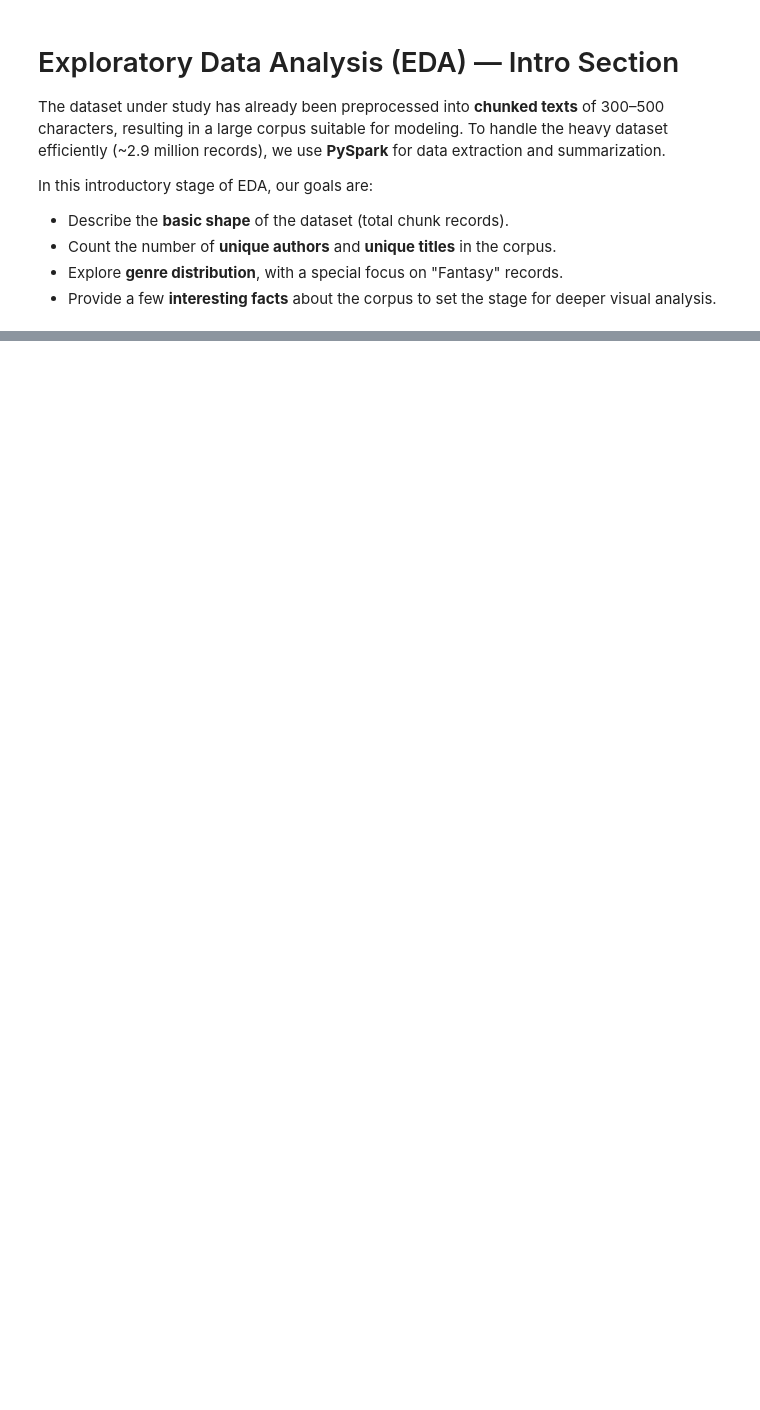
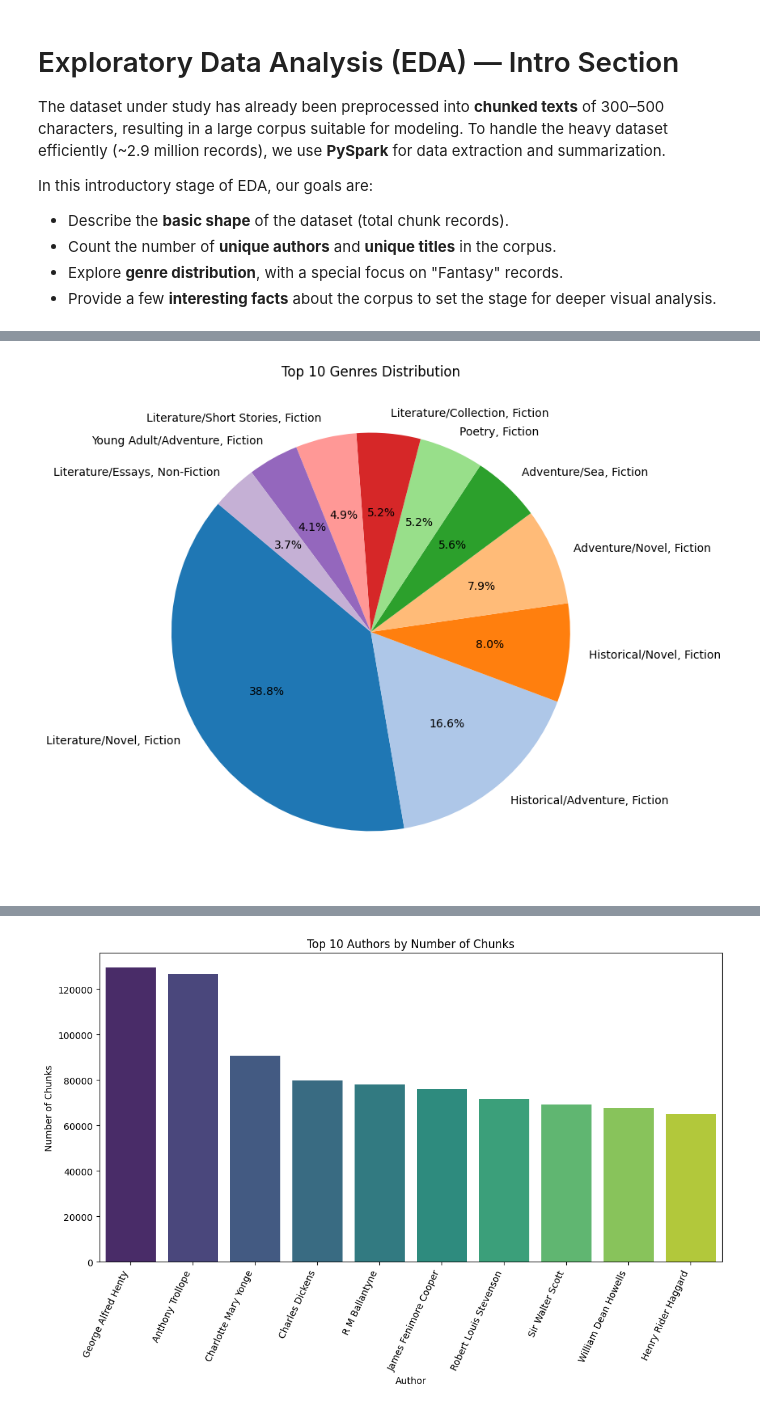
Before and after one commit to St10053561/ST10053561_PDAN8412_POE_PART1, a Jupyter notebook: ST10053561_Venkata_Jannatha_POE_Part 1.ipynb, the cells around one changed output, grey strips where cells are left out. Cells and saved outputs as stored; diff of their text form; code cells hidden in the pictures; blank space fills up the shorter version.

```diff
--- a/ST10053561_Venkata_Jannatha_POE_Part 1.ipynb
+++ b/ST10053561_Venkata_Jannatha_POE_Part 1.ipynb
@@ -17,34 +43,83 @@ In this introductory stage of EDA, our goals are:
 # %%
 from pyspark.sql import SparkSession
-from pyspark.sql.functions import col, length, countDistinct
+from pyspark.sql.functions import col
+import matplotlib.pyplot as plt
+import seaborn as sns
+from wordcloud import WordCloud
 
-# Start Spark session
+# --- Start Spark session ---
 spark = SparkSession.builder.appName("AuthorEDA").getOrCreate()
 
-# Load the full chunked dataset (~2.9M rows)
+# --- Load dataset (~2.9M rows) ---
 df = spark.read.csv("dataset_splits/full_chunked.csv", header=True, inferSchema=True)
 
-# --- Basic Stats ---
+# -----------------
+#  BASIC STATS
+# -----------------
 total_records = df.count()
 unique_authors = df.select("author").distinct().count()
 unique_titles = df.select("title").distinct().count()
 
-print(f"📊 Dataset Overview")
+print(" Dataset Overview")
 print(f"Total chunked records: {total_records:,}")
 print(f"Unique authors: {unique_authors}")
 print(f"Unique titles: {unique_titles}")
 
-# --- Genres ---
+# -----------------
+# 🎭 GENRE DISTRIBUTION
+# -----------------
 genre_counts = df.groupBy("genre").count().orderBy(col("count").desc())
-print("\nGenre distribution (top 10):")
-genre_counts.show(10, truncate=False)
+genre_counts_pd = genre_counts.toPandas()   # convert to Pandas for plotting
 
-# --- Fantasy Records ---
-fantasy_df = df.filter(col("genre").like("%Fantasy%"))
-fantasy_records = fantasy_df.count()
-fantasy_authors = fantasy_df.select("author").distinct().count()
+# Pie chart of top 10 genres
+top_genres = genre_counts_pd.head(10)
+plt.figure(figsize=(8, 8))
+plt.pie(top_genres['count'], labels=top_genres['genre'],
+        autopct='%1.1f%%', startangle=140, colors=plt.cm.tab20.colors)
+plt.title("Top 10 Genres Distribution")
+plt.show()
 
-print(f"\nNumber of Fantasy-related chunks: {fantasy_records:,}")
-print(f"Number of unique Fantasy authors: {fantasy_authors}")
+# -----------------
+# 👤 TOP 10 AUTHORS
+# -----------------
+author_counts = df.groupBy("author").count().orderBy(col("count").desc())
+author_counts_pd = author_counts.toPandas()
+
+top_authors = author_counts_pd.head(10)
+
+plt.figure(figsize=(12, 6))
+sns.barplot(x="author", y="count", data=top_authors, palette="viridis")
+plt.xticks(rotation=65, ha="right")
+plt.title("Top 10 Authors by Number of Chunks")
+plt.ylabel("Number of Chunks")
+plt.xlabel("Author")
+plt.show()
+
+# -----------------
+# 📚 HOW MANY AUTHORS / TITLES
+# -----------------
+print(f"\nTotal Authors: {unique_authors}")
+print(f"Total Titles (unique books): {unique_titles}")
+
+# -----------------
+# 🌌 WORD CLOUD for TITLES
+# -----------------
+# Collect all titles (could be 3k unique, repeated across ~2.9M chunks)
+titles_pd = df.select("title").toPandas()
+
+# Join all titles into one big string
+titles_combined = " ".join(titles_pd['title'].dropna().tolist())
+
+# Generate a word cloud where frequent titles (or words IN titles) are bigger
+wordcloud_titles = WordCloud(width=1000, height=500,
+                             background_color="white",
+                             colormap="plasma",
+                             collocations=False).generate(titles_combined)
+
+plt.figure(figsize=(14, 7))
+plt.imshow(wordcloud_titles, interpolation="bilinear")
+plt.axis("off")
+plt.title("Word Cloud of Book Titles in the Dataset", fontsize=16)
+plt.show()
 # %% [output]
 📊 Dataset Overview
@@ -66,0 +129 @@ Number of unique Fantasy authors: 25
+[figure, added]
@@ -66,0 +133 @@ Number of unique Fantasy authors: 25
+[figure, added]
```
Also changed, not shown: parts of 6 cells of this notebook, 1 other file.
